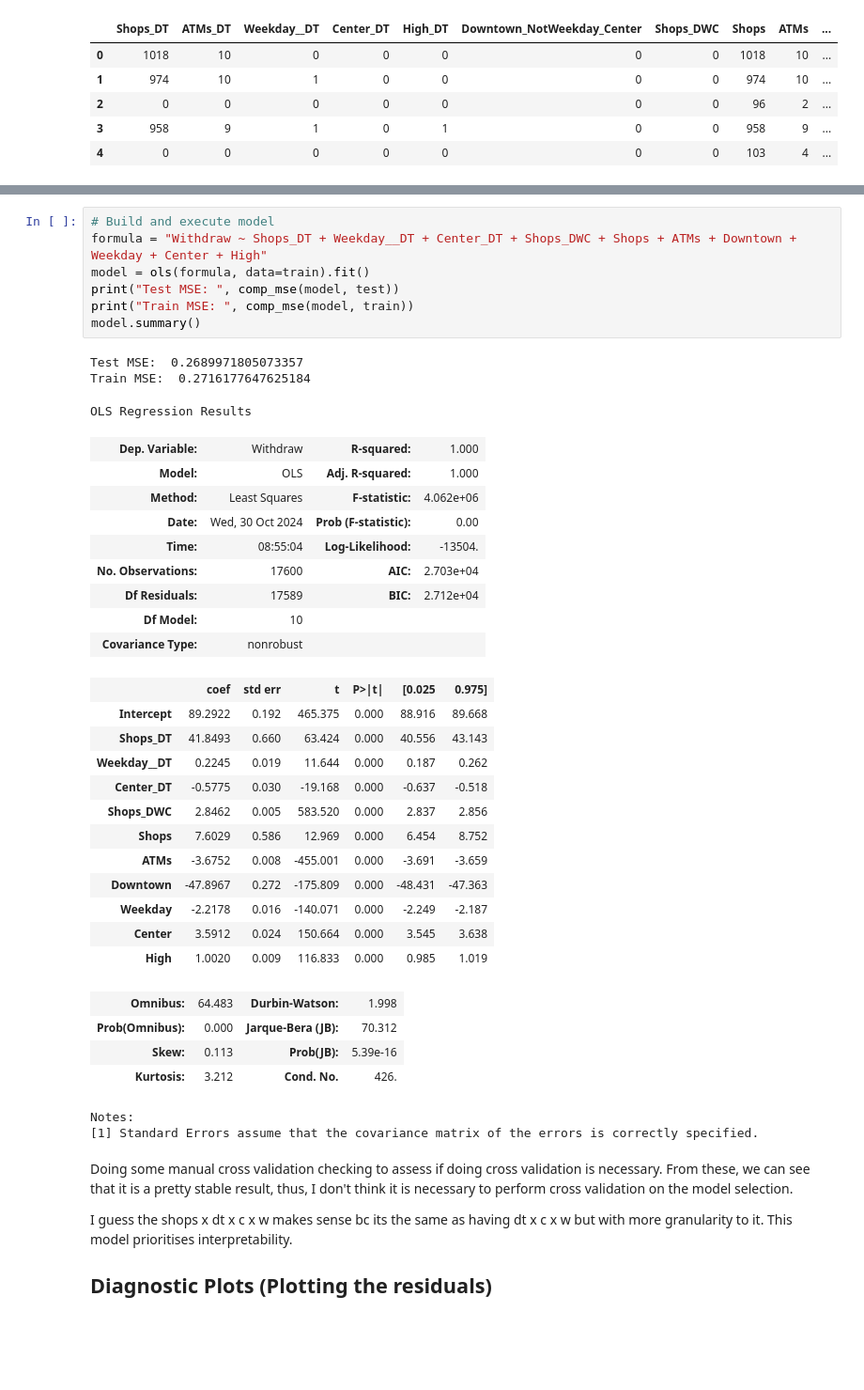
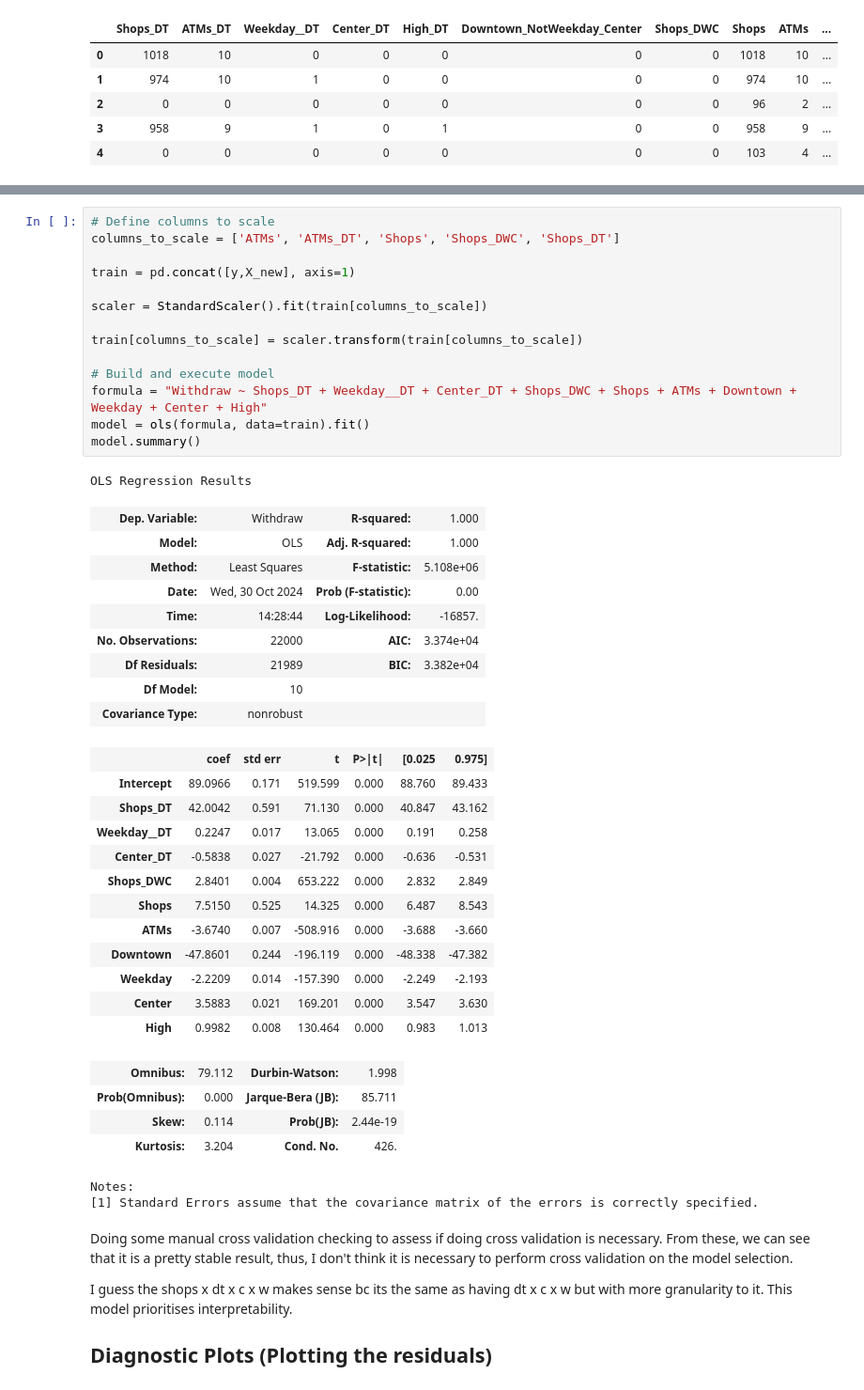
Before and after one commit to ekg-21/econ3203_Y, a Jupyter notebook: Model_Attempts/Final_model.ipynb, the cells around one changed output, grey strips where cells are left out. Shown at 94% size. Drawn from its saved outputs; the diff is of its cells as text; blank space fills up the shorter version.

```diff
--- a/Model_Attempts/Final_model.ipynb
+++ b/Model_Attempts/Final_model.ipynb
@@ -92,41 +59,46 @@ train.head()
 # %%
+# Define columns to scale
+columns_to_scale = ['ATMs', 'ATMs_DT', 'Shops', 'Shops_DWC', 'Shops_DT']
+
+train = pd.concat([y,X_new], axis=1)
+
+scaler = StandardScaler().fit(train[columns_to_scale])
+
+train[columns_to_scale] = scaler.transform(train[columns_to_scale])
+
 # Build and execute model
 formula = "Withdraw ~ Shops_DT + Weekday__DT + Center_DT + Shops_DWC + Shops + ATMs + Downtown + Weekday + Center + High"
 model = ols(formula, data=train).fit()
-print("Test MSE: ", comp_mse(model, test))
-print("Train MSE: ", comp_mse(model, train))
 model.summary()
 # %% [output]
-Test MSE:  0.2689971805073357
-Train MSE:  0.2716177647625184
+OLS Regression Results
-OLS Regression Results
 | Dep. Variable: | Withdraw | R-squared: | 1.000 |
 | Model: | OLS | Adj. R-squared: | 1.000 |
-| Method: | Least Squares | F-statistic: | 4.062e+06 |
+| Method: | Least Squares | F-statistic: | 5.108e+06 |
 | Date: | Wed, 30 Oct 2024 | Prob (F-statistic): | 0.00 |
-| Time: | 08:55:04 | Log-Likelihood: | -13504. |
-| No. Observations: | 17600 | AIC: | 2.703e+04 |
-| Df Residuals: | 17589 | BIC: | 2.712e+04 |
+| Time: | 14:28:44 | Log-Likelihood: | -16857. |
+| No. Observations: | 22000 | AIC: | 3.374e+04 |
+| Df Residuals: | 21989 | BIC: | 3.382e+04 |
 | Df Model: | 10 |  |  |
 | Covariance Type: | nonrobust |  |  |
 |  | coef | std err | t | P>|t| | [0.025 | 0.975] |
-| Intercept | 89.2922 | 0.192 | 465.375 | 0.000 | 88.916 | 89.668 |
-| Shops_DT | 41.8493 | 0.660 | 63.424 | 0.000 | 40.556 | 43.143 |
-| Weekday__DT | 0.2245 | 0.019 | 11.644 | 0.000 | 0.187 | 0.262 |
-| Center_DT | -0.5775 | 0.030 | -19.168 | 0.000 | -0.637 | -0.518 |
-| Shops_DWC | 2.8462 | 0.005 | 583.520 | 0.000 | 2.837 | 2.856 |
-| Shops | 7.6029 | 0.586 | 12.969 | 0.000 | 6.454 | 8.752 |
-| ATMs | -3.6752 | 0.008 | -455.001 | 0.000 | -3.691 | -3.659 |
-| Downtown | -47.8967 | 0.272 | -175.809 | 0.000 | -48.431 | -47.363 |
-| Weekday | -2.2178 | 0.016 | -140.071 | 0.000 | -2.249 | -2.187 |
-| Center | 3.5912 | 0.024 | 150.664 | 0.000 | 3.545 | 3.638 |
-| High | 1.0020 | 0.009 | 116.833 | 0.000 | 0.985 | 1.019 |
+| Intercept | 89.0966 | 0.171 | 519.599 | 0.000 | 88.760 | 89.433 |
+| Shops_DT | 42.0042 | 0.591 | 71.130 | 0.000 | 40.847 | 43.162 |
+| Weekday__DT | 0.2247 | 0.017 | 13.065 | 0.000 | 0.191 | 0.258 |
+| Center_DT | -0.5838 | 0.027 | -21.792 | 0.000 | -0.636 | -0.531 |
+| Shops_DWC | 2.8401 | 0.004 | 653.222 | 0.000 | 2.832 | 2.849 |
+| Shops | 7.5150 | 0.525 | 14.325 | 0.000 | 6.487 | 8.543 |
+| ATMs | -3.6740 | 0.007 | -508.916 | 0.000 | -3.688 | -3.660 |
+| Downtown | -47.8601 | 0.244 | -196.119 | 0.000 | -48.338 | -47.382 |
+| Weekday | -2.2209 | 0.014 | -157.390 | 0.000 | -2.249 | -2.193 |
+| Center | 3.5883 | 0.021 | 169.201 | 0.000 | 3.547 | 3.630 |
+| High | 0.9982 | 0.008 | 130.464 | 0.000 | 0.983 | 1.013 |
-| Omnibus: | 64.483 | Durbin-Watson: | 1.998 |
-| Prob(Omnibus): | 0.000 | Jarque-Bera (JB): | 70.312 |
-| Skew: | 0.113 | Prob(JB): | 5.39e-16 |
-| Kurtosis: | 3.212 | Cond. No. | 426. |
+| Omnibus: | 79.112 | Durbin-Watson: | 1.998 |
+| Prob(Omnibus): | 0.000 | Jarque-Bera (JB): | 85.711 |
+| Skew: | 0.114 | Prob(JB): | 2.44e-19 |
+| Kurtosis: | 3.204 | Cond. No. | 426. |
-Notes:
-[1] Standard Errors assume that the covariance matrix of the errors is correctly specified.
+Notes:
+[1] Standard Errors assume that the covariance matrix of the errors is correctly specified.
 # %% [markdown]
 Doing some manual cross validation checking to assess if doing cross validation is necessary. From these, we can see that it is a pretty stable result, thus, I don't think it is necessary to perform cross validation on the model selection.
 
```
Also changed, not shown: parts of 6 cells of this notebook.
